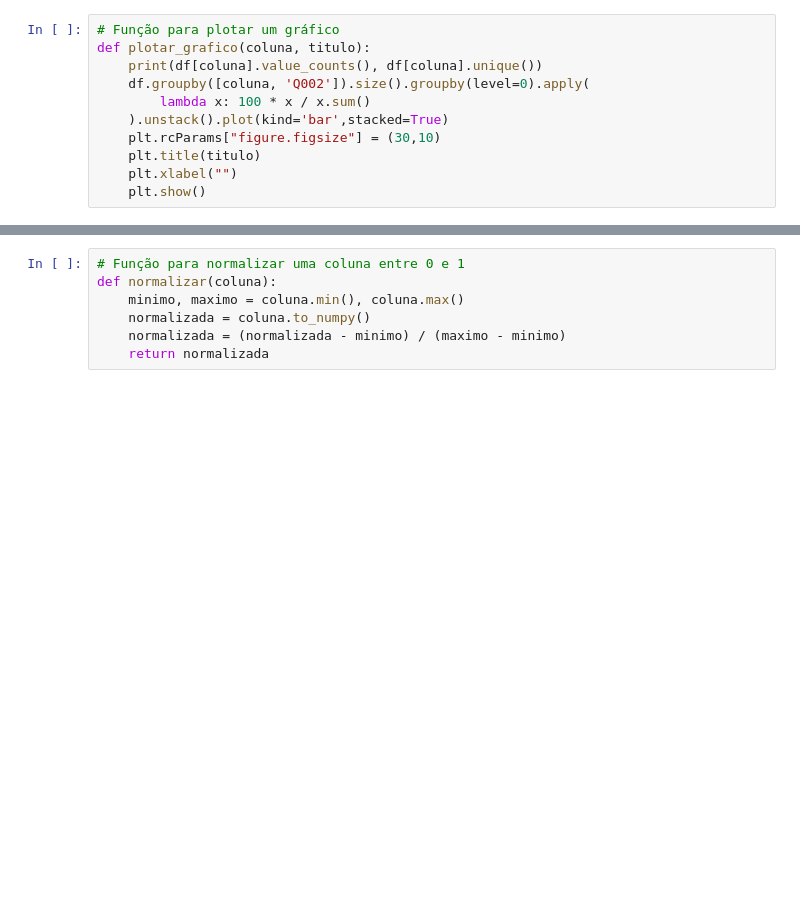
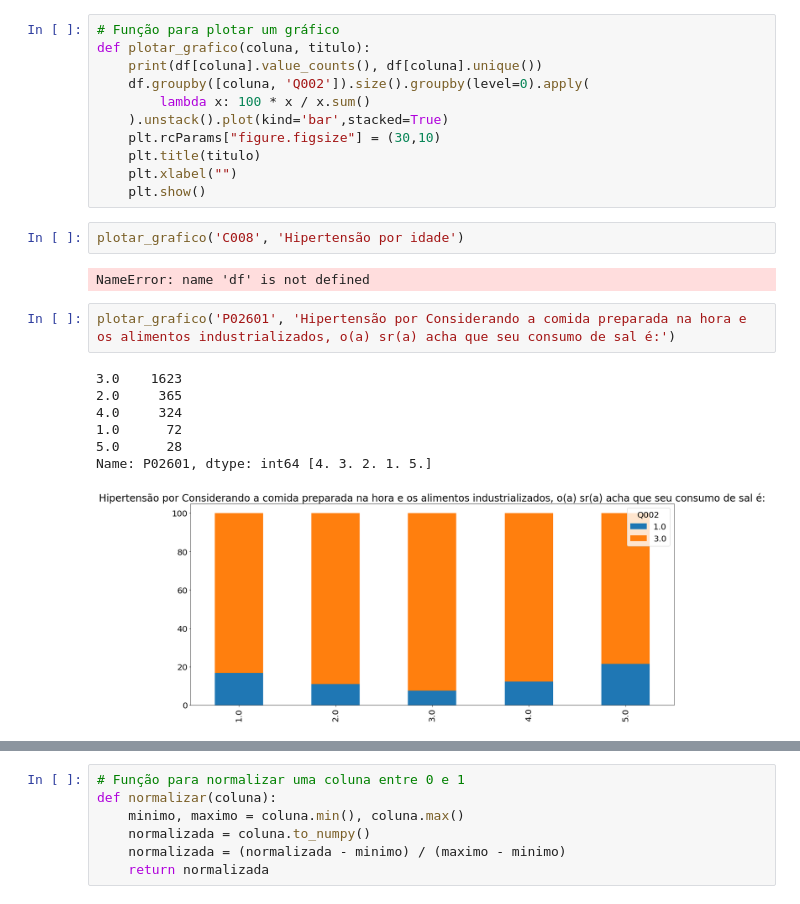
Before and after one commit to MateusAlberto/ClassificacaoDeHipertensao, a Jupyter notebook: Preprocessamento-parte2.ipynb, the cells around one changed output, grey strips where cells are left out. Drawn from its saved outputs; the diff is of its cells as text; blank space fills up the shorter version.

```diff
--- a/Preprocessamento-parte2.ipynb
+++ b/Preprocessamento-parte2.ipynb
@@ -25,3 +26,17 @@ def plotar_grafico(coluna, titulo):
     plt.title(titulo)
     plt.xlabel("")
     plt.show()
+# %%
+plotar_grafico('C008', 'Hipertensão por idade')
+# %% [output]
+NameError: name 'df' is not defined
+# %%
+plotar_grafico('P02601', 'Hipertensão por Considerando a comida preparada na hora e os alimentos industrializados, o(a) sr(a) acha que seu consumo de sal é:')
+# %% [output]
+3.0    1623
+2.0     365
+4.0     324
+1.0      72
+5.0      28
+Name: P02601, dtype: int64 [4. 3. 2. 1. 5.]
+[figure, added]
```
Also changed, not shown: parts of 8 cells of this notebook, 1 other file.
